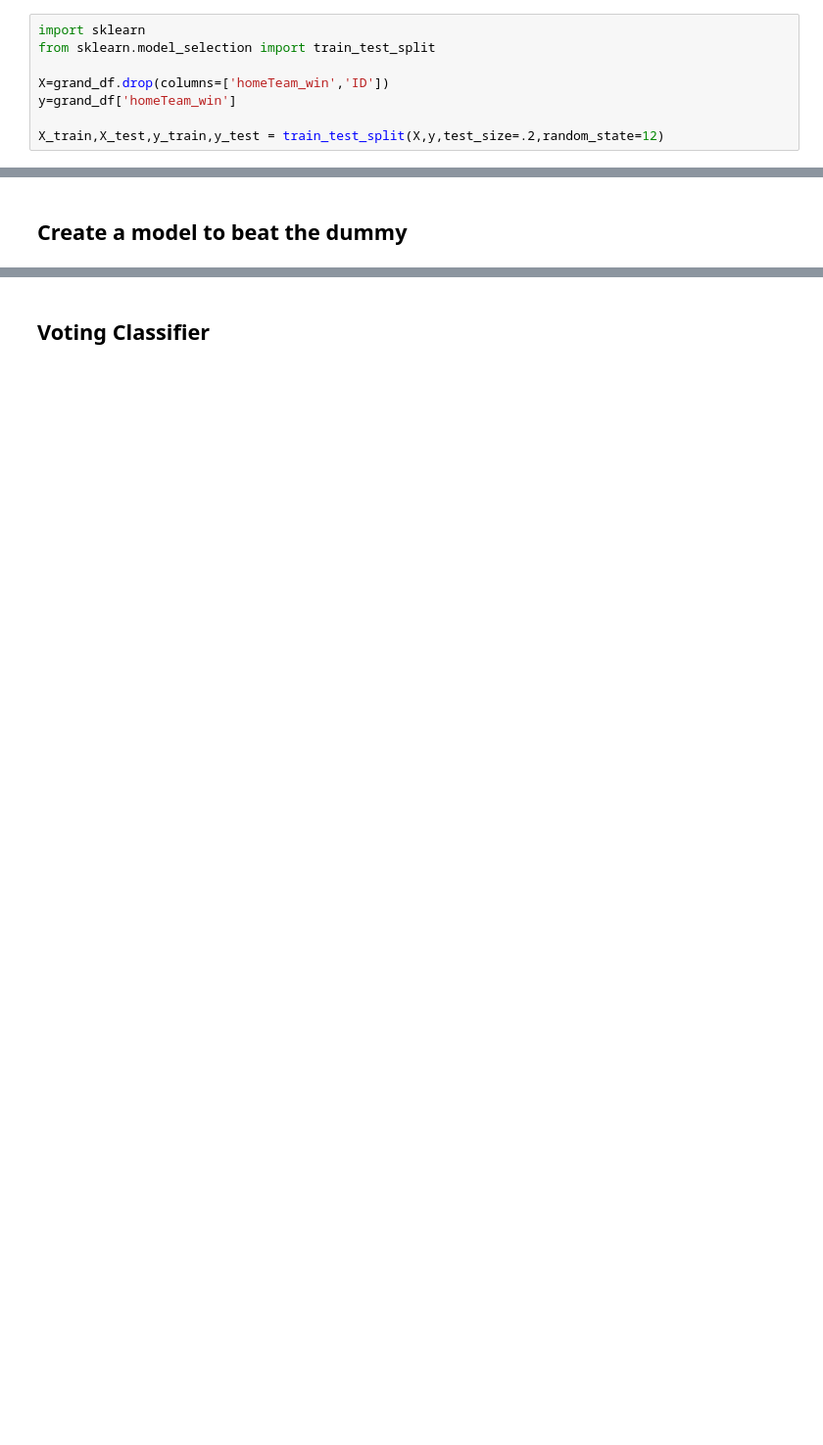
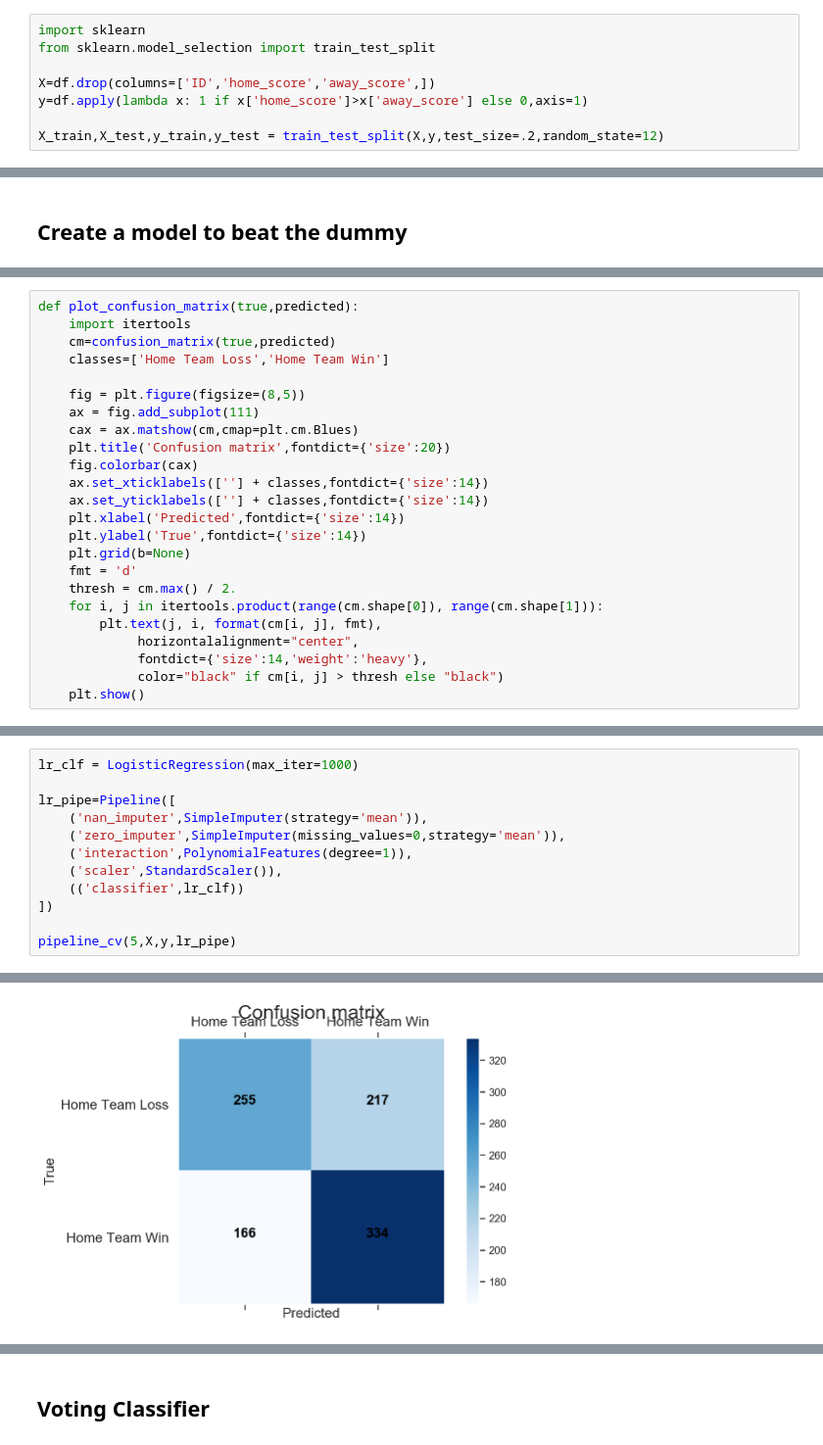
Before and after one commit to schlinkertc/mlb_predictions, a Jupyter notebook: modeling.ipynb, the cells around one changed output, grey strips where cells are left out. Shown at 98% size. Drawn from its saved outputs; the diff is of its cells as text; blank space fills up the shorter version.

```diff
--- a/modeling.ipynb
+++ b/modeling.ipynb
@@ -111,8 +112,8 @@ class WinPercentageClassifier(BaseEstimator):
 import sklearn
 from sklearn.model_selection import train_test_split
 
-X=grand_df.drop(columns=['homeTeam_win','ID'])
-y=grand_df['homeTeam_win']
+X=df.drop(columns=['ID','home_score','away_score',])
+y=df.apply(lambda x: 1 if x['home_score']>x['away_score'] else 0,axis=1)
 
 X_train,X_test,y_train,y_test = train_test_split(X,y,test_size=.2,random_state=12)
 # %%
@@ -180,0 +156,24 @@ f1_score(y_test,y_pred)
+# %%
+def plot_confusion_matrix(true,predicted):
+    import itertools
+    cm=confusion_matrix(true,predicted)
+    classes=['Home Team Loss','Home Team Win']
+
+    fig = plt.figure(figsize=(8,5))
+    ax = fig.add_subplot(111)
+    cax = ax.matshow(cm,cmap=plt.cm.Blues)
+    plt.title('Confusion matrix',fontdict={'size':20})
+    fig.colorbar(cax)
+    ax.set_xticklabels([''] + classes,fontdict={'size':14})
+    ax.set_yticklabels([''] + classes,fontdict={'size':14})
+    plt.xlabel('Predicted',fontdict={'size':14})
+    plt.ylabel('True',fontdict={'size':14})
+    plt.grid(b=None)
+    fmt = 'd'
+    thresh = cm.max() / 2.
+    for i, j in itertools.product(range(cm.shape[0]), range(cm.shape[1])):
+        plt.text(j, i, format(cm[i, j], fmt),
+             horizontalalignment="center",
+             fontdict={'size':14,'weight':'heavy'},
+             color="black" if cm[i, j] > thresh else "black")
+    plt.show()
@@ -180,0 +244,13 @@ f1_score(y_test,y_pred)
+# %%
+lr_clf = LogisticRegression(max_iter=1000)
+
+lr_pipe=Pipeline([
+    ('nan_imputer',SimpleImputer(strategy='mean')),
+    ('zero_imputer',SimpleImputer(missing_values=0,strategy='mean')),
+    ('interaction',PolynomialFeatures(degree=1)),
+    ('scaler',StandardScaler()),
+    (('classifier',lr_clf))
+])
+
+pipeline_cv(5,X,y,lr_pipe)
+# %% [output]
@@ -180,0 +262 @@ f1_score(y_test,y_pred)
+[figure, added]
```
Also changed, not shown: parts of 59 cells of this notebook.
